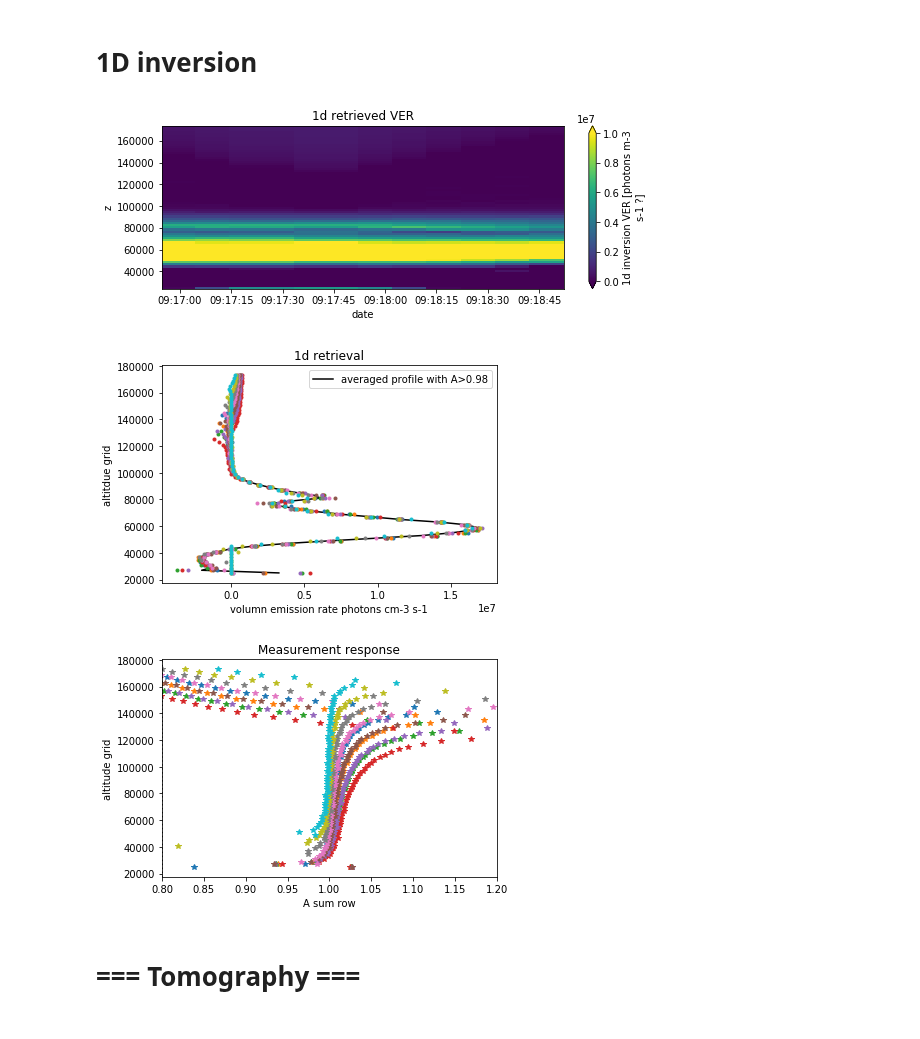
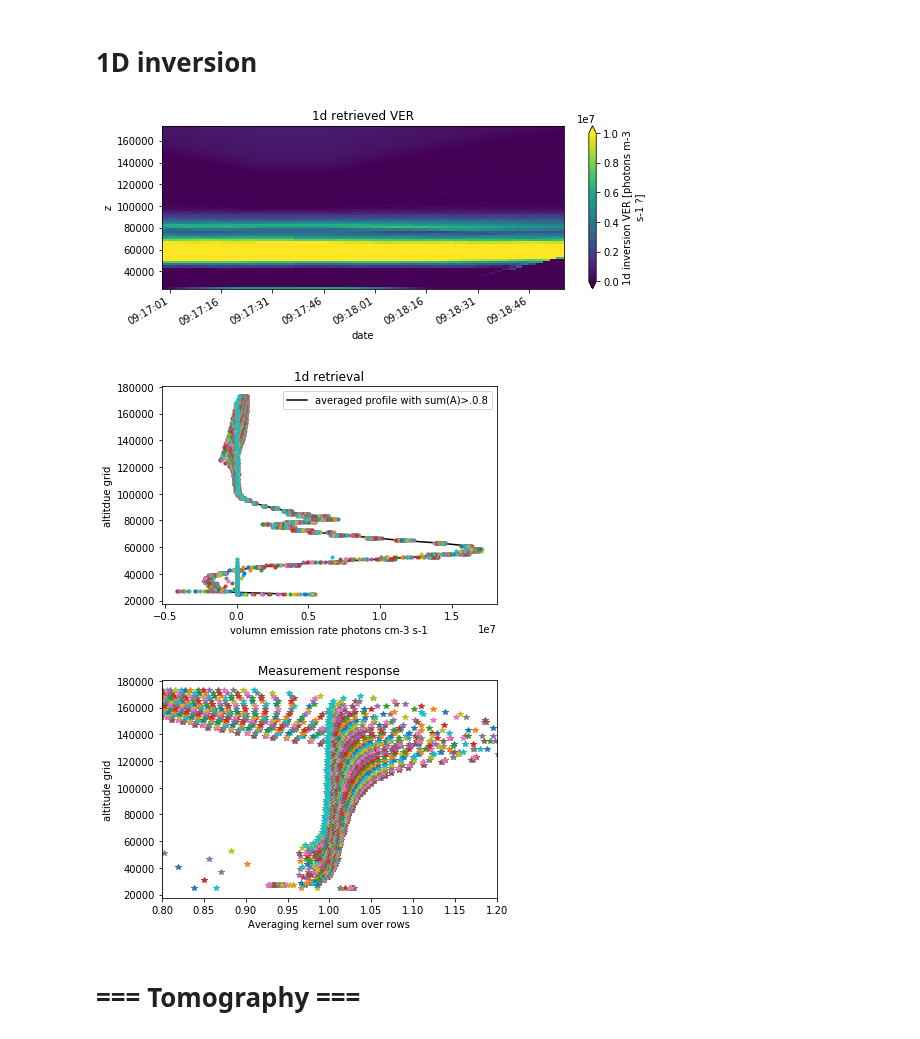
Before and after one commit to Anqi-Li/iris, a Jupyter notebook: notebooks/IRIS_Tomography-new_coordinate.ipynb, the cells around one changed output. Cells and saved outputs as stored; diff of their text form; code cells hidden in the pictures.

```diff
--- a/notebooks/IRIS_Tomography-new_coordinate.ipynb
+++ b/notebooks/IRIS_Tomography-new_coordinate.ipynb
@@ -93,7 +93,7 @@ num of images after removing nan: 4784
 # choose some images and pixels
 # %%
 #====choose mesurements
-im_lst = np.arange(1950,2000, 5) # dayglow example
+im_lst = np.arange(1950,2000, 1) # dayglow example
 #im_lst = np.arange(2000,2050, 5) # datglow doesnt work (scanning)
 #im_lst = np.arange(500,550, 5) #nightglow example
 pix_lst = np.arange(22,128)
@@ -204,38 +204,38 @@ result_1d_mean = result_1d.where(Ave>mr_threshold).mean(dim='date')
 # plot VER results
 result_1d.plot(x='date', y='z',
 #         norm=LogNorm(),
          vmin=0, vmax=1e7,
          size=3, aspect=3)
 ax = plt.gca()
 ax.set(title='1d retrieved VER')
 plt.show()
 
 plt.figure()
 result_1d_mean.plot(y='z', color='k',ls='-',
-                    label='averaged profile with A>0.98')
+                    label='averaged profile with sum(A)>.{}'.format(mr_threshold))
 ax = plt.gca()
 ax.plot(result_1d.T, z, '.')
 ax.set_xscale('linear')
 ax.set(#xlim=[1e4, 1e8],
        xlabel='volumn emission rate photons cm-3 s-1',
        ylabel='altitdue grid',
        title='1d retrieval')
 ax.legend()
 plt.show()
 
 # plot averaging kernel
 plt.plot(Ave.T, z, '*')
-plt.xlabel('A sum row')
+plt.xlabel('Averaging kernel sum over rows')
 plt.ylabel('altitude grid')
 plt.title('Measurement response')
 plt.xlim([mr_threshold, 1.2])
 plt.axvline(x=mr_threshold, ls=':', color='k')
 #plt.text(mr_threshold, z[-1], 'threshold')
 plt.show()
 # %% [output]
-[figure, old version]
+[figure, new version]
-[figure, old version]
+[figure, new version]
-[figure, old version]
+[figure, new version]
 # %% [markdown]
 # === Tomography ===
 # %% [markdown]
```
Also changed, not shown: parts of 8 cells of this notebook.
